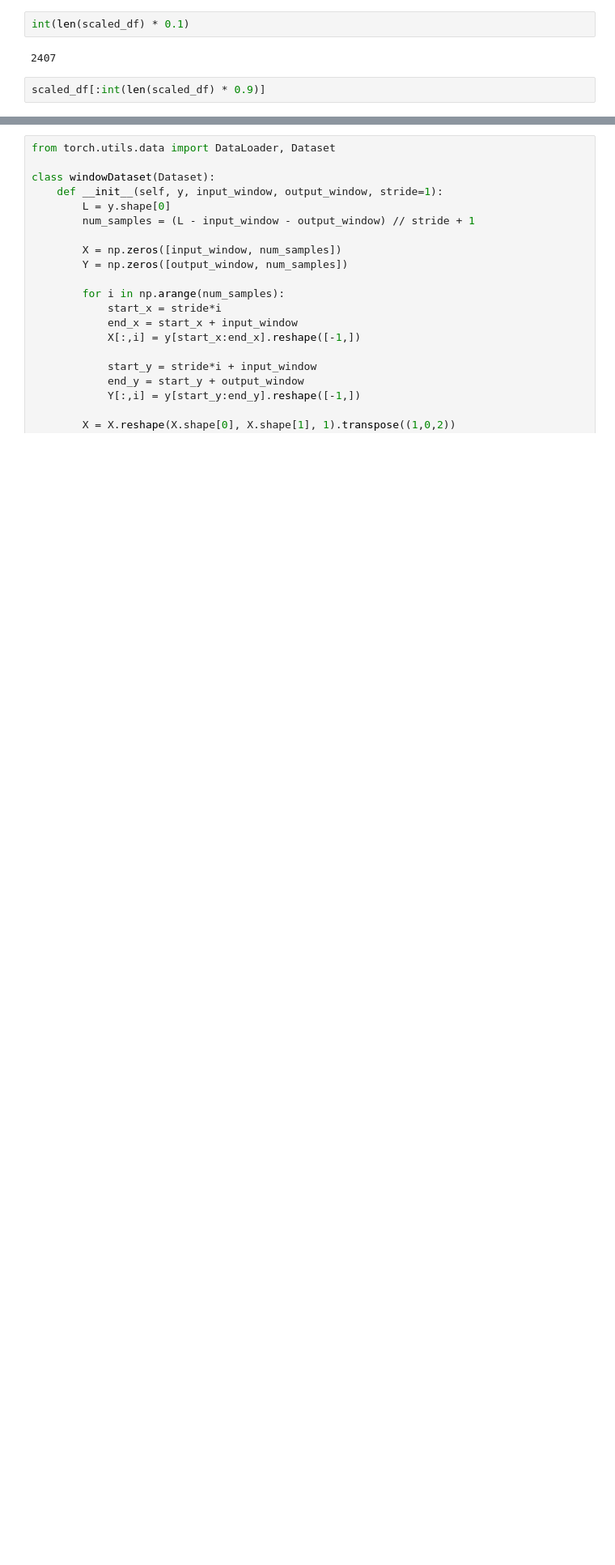
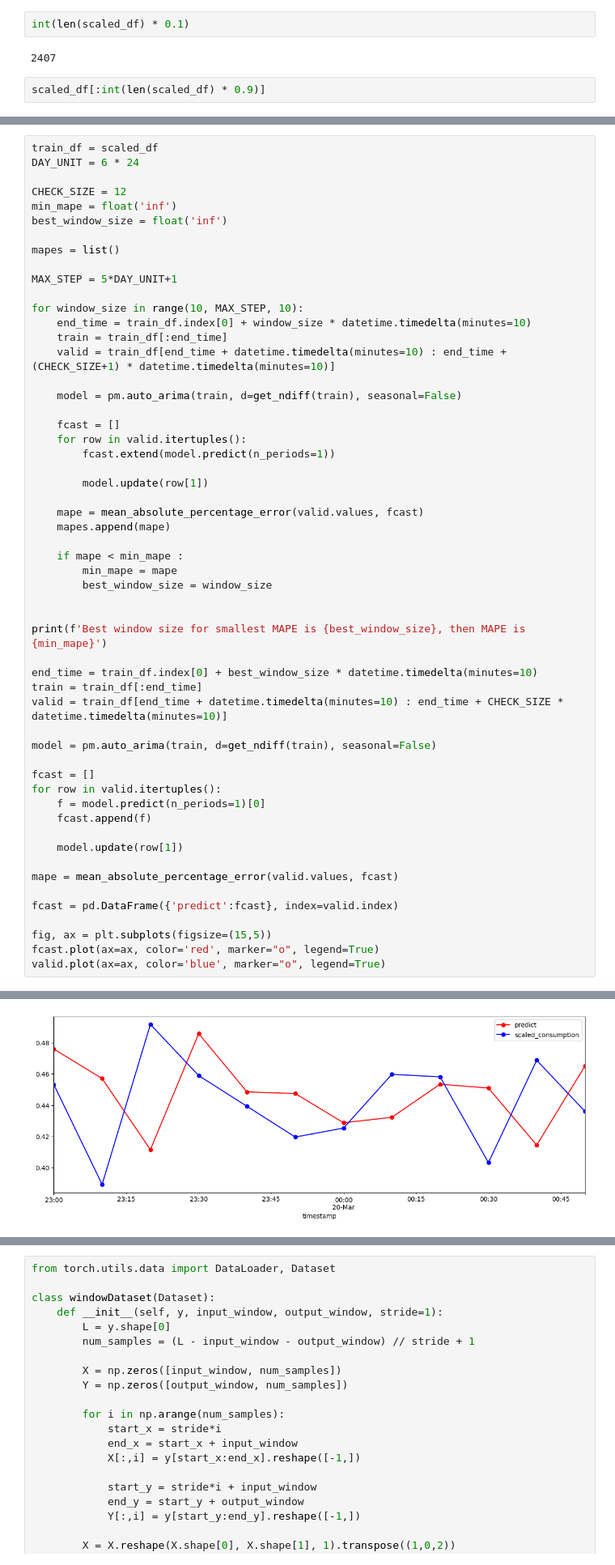
Before and after one commit to youngseonseo/BEMS, a Jupyter notebook: ai/floor_prediction/floor_lstm.ipynb, the cells around one changed output, grey strips where cells are left out. Shown at 81% size. Drawn from its saved outputs; the diff is of its cells as text; blank space fills up the shorter version.

```diff
--- a/ai/floor_prediction/floor_lstm.ipynb
+++ b/ai/floor_prediction/floor_lstm.ipynb
@@ -325,0 +462,56 @@ test = test_df.to_numpy()
+# %%
+train_df = scaled_df
+DAY_UNIT = 6 * 24
+
+CHECK_SIZE = 12
+min_mape = float('inf')
+best_window_size = float('inf')
+
+mapes = list()
+
+MAX_STEP = 5*DAY_UNIT+1
+
+for window_size in range(10, MAX_STEP, 10):
+    end_time = train_df.index[0] + window_size * datetime.timedelta(minutes=10)
+    train = train_df[:end_time]
+    valid = train_df[end_time + datetime.timedelta(minutes=10) : end_time + (CHECK_SIZE+1) * datetime.timedelta(minutes=10)]
+
+    model = pm.auto_arima(train, d=get_ndiff(train), seasonal=False)
+
+    fcast = []
+    for row in valid.itertuples():
+        fcast.extend(model.predict(n_periods=1))
+
+        model.update(row[1])
+
+    mape = mean_absolute_percentage_error(valid.values, fcast)
+    mapes.append(mape)
+
+    if mape < min_mape :
+        min_mape = mape
+        best_window_size = window_size
+
+
+print(f'Best window size for smallest MAPE is {best_window_size}, then MAPE is {min_mape}')
+
+end_time = train_df.index[0] + best_window_size * datetime.timedelta(minutes=10)
+train = train_df[:end_time]
+valid = train_df[end_time + datetime.timedelta(minutes=10) : end_time + CHECK_SIZE * datetime.timedelta(minutes=10)]
+
+model = pm.auto_arima(train, d=get_ndiff(train), seasonal=False)
+
+fcast = []
+for row in valid.itertuples():
+    f = model.predict(n_periods=1)[0]
+    fcast.append(f)
+
+    model.update(row[1])
+
+mape = mean_absolute_percentage_error(valid.values, fcast)
+
+fcast = pd.DataFrame({'predict':fcast}, index=valid.index)
+
+fig, ax = plt.subplots(figsize=(15,5))
+fcast.plot(ax=ax, color='red', marker="o", legend=True)
+valid.plot(ax=ax, color='blue', marker="o", legend=True)
+# %% [output]
@@ -325,0 +520 @@ test = test_df.to_numpy()
+[figure, added]
```
Also changed, not shown: parts of 31 cells of this notebook, 4 other files.
